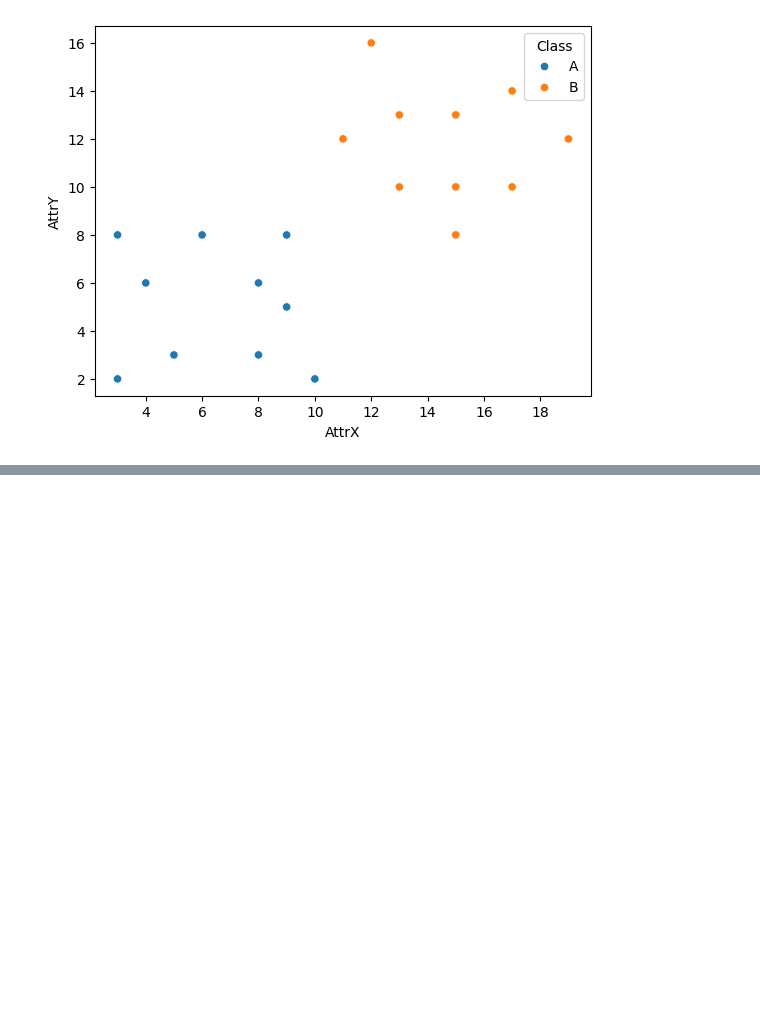
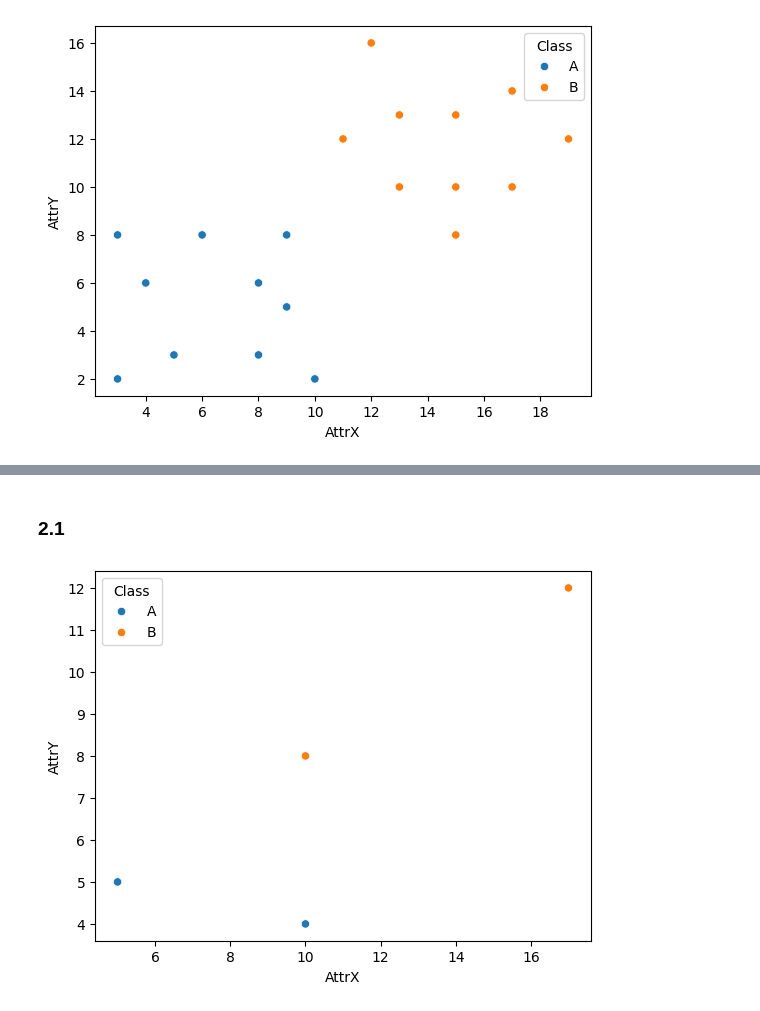
Before and after one commit to fridtjbs/ML, a Jupyter notebook: 01/delivery1.ipynb, the cells around one changed output, grey strips where cells are left out. Saved outputs shown, nothing was run; the diff lists cells and outputs as text; code cells hidden in the pictures; blank space fills up the shorter version.

```diff
--- a/01/delivery1.ipynb
+++ b/01/delivery1.ipynb
@@ -37,0 +30,7 @@ array([0.56860158])
+# %% [markdown]
+### 2.1
+# %%
+df = pd.read_csv('a1_test.csv')
+plot = sns.scatterplot(data=df, x='AttrX', y='AttrY', hue='Class')
+# %% [output]
+[figure, added]
```
Also changed, not shown: parts of 5 cells of this notebook, 8 other files.
